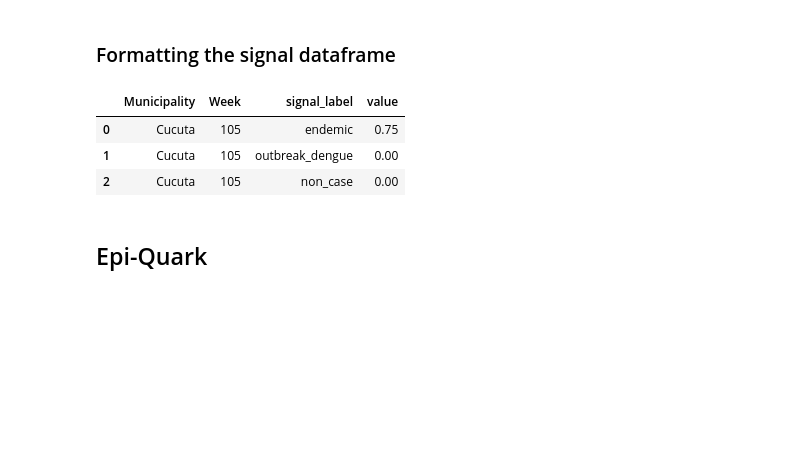
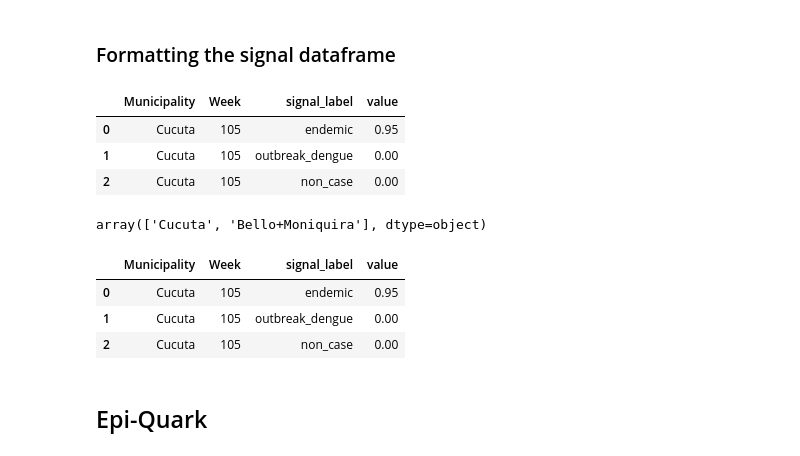
Before and after one commit to SahputraS/Outbreak-Simulation-and-Detection-Testing, a Jupyter notebook: Outbreak_Detection_Evaluation_(Mosquito_Borne_Disease).ipynb, the cells around one changed output. Saved outputs shown, nothing was run; the diff lists cells and outputs as text; code cells hidden in the pictures; blank space fills up the shorter version.

Commit message:
V1.2 - Outbreak Detection Eval Farrington Flexibe & ARIMA

```diff
--- a/Outbreak_Detection_Evaluation_(Mosquito_Borne_Disease).ipynb
+++ b/Outbreak_Detection_Evaluation_(Mosquito_Borne_Disease).ipynb
@@ -149,14 +150,28 @@ def signal_split_label(df, col):
     return sig
 # %%
 signal_FF = signal_split_label(signal_all, 'Farrington_Flexible')
-signal_FF['value'] = 0.75
+signal_FF['value'] = 0.95
 signal_FF = complete_data(signal_FF, x1='Municipality', x2='Week', label_col='signal_label', val_col='value')
 signal_FF.head(3)
 # %% [output]
 |  | Municipality | Week | signal_label | value |
-| 0 | Cucuta | 105 | endemic | 0.75 |
+| 0 | Cucuta | 105 | endemic | 0.95 |
 | 1 | Cucuta | 105 | outbreak_dengue | 0.00 |
 | 2 | Cucuta | 105 | non_case | 0.00 |
+# %%
+signal_FF['Municipality'].unique()
+# %% [output]
+array(['Cucuta', 'Bello+Moniquira'], dtype=object)
+# %%
+signal_arima = signal_split_label(signal_all, 'ARIMA')
+signal_arima['value'] = 0.95
+signal_arima = complete_data(signal_arima, x1='Municipality', x2='Week', label_col='signal_label', val_col='value')
+signal_arima.head(3)
+# %% [output]
+|  | Municipality | Week | signal_label | value |
+| 0 | Cucuta | 105 | endemic | 0.95 |
+| 1 | Cucuta | 105 | outbreak_dengue | 0.00 |
+| 2 | Cucuta | 105 | non_case | 0.00 |
 # %% [markdown]
 ## Epi-Quark
 # %%
```
Also changed, not shown: parts of 3 cells of this notebook.
